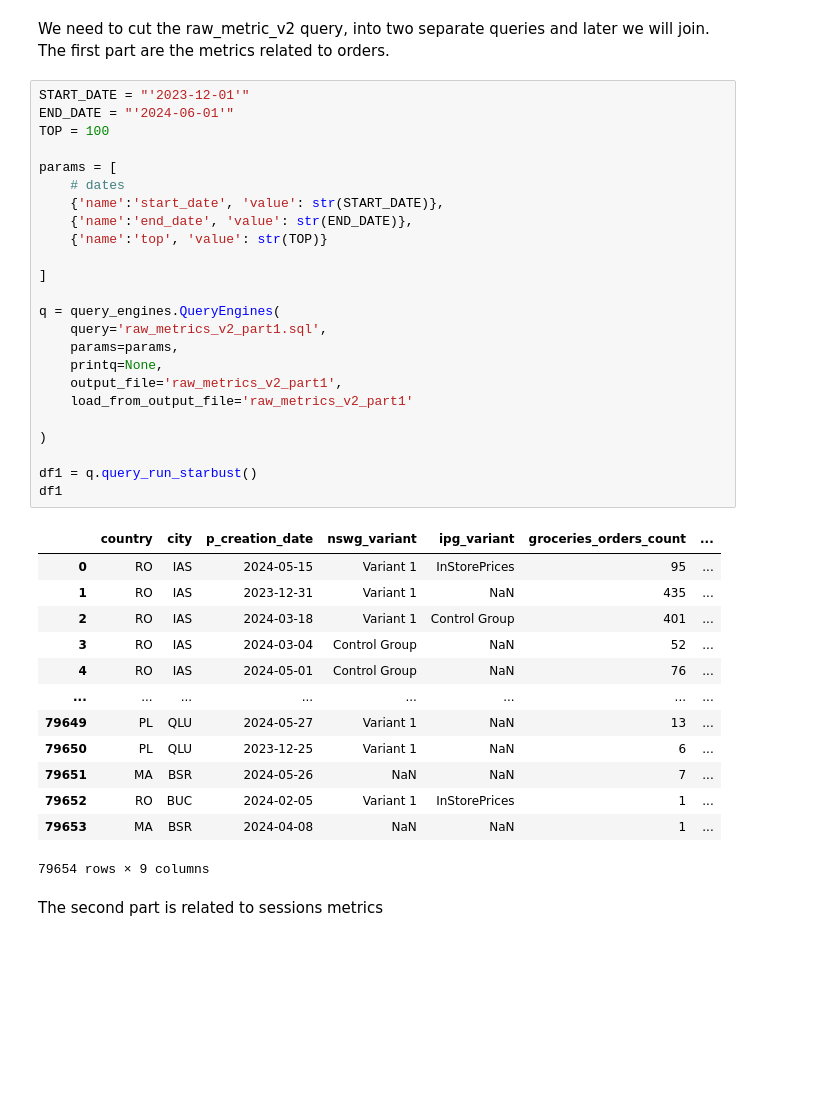
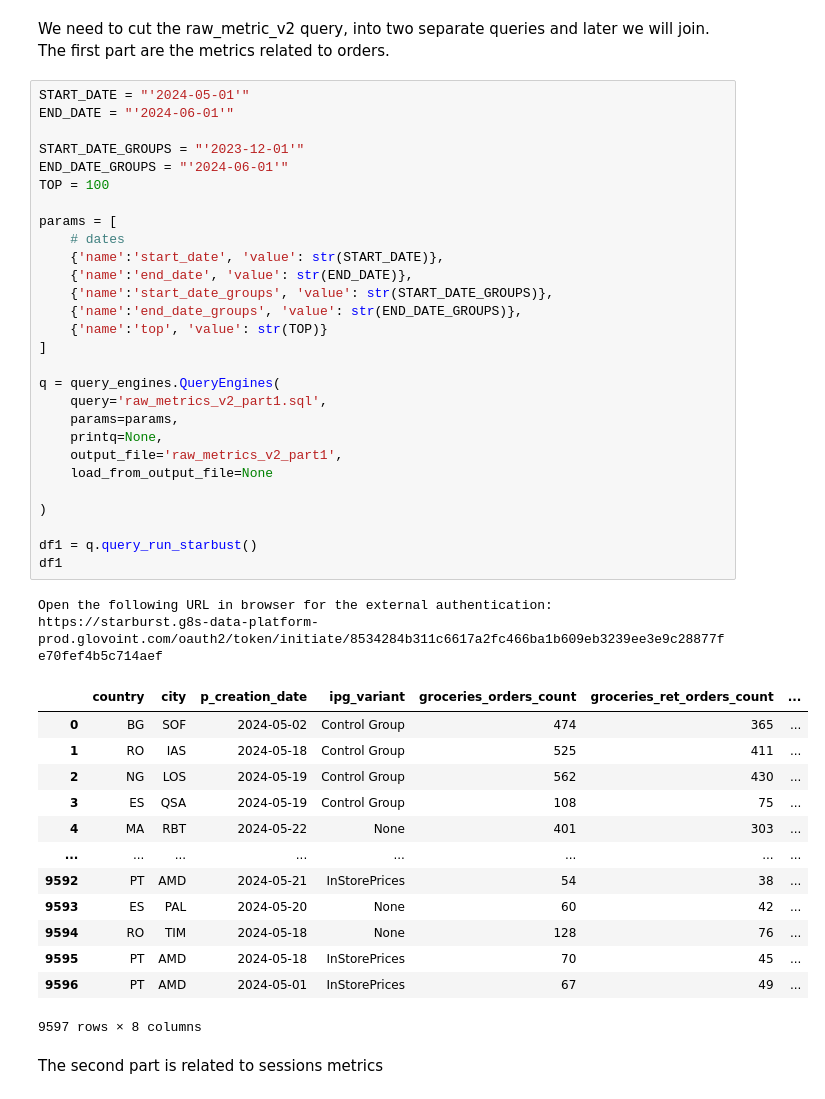
Before and after one commit to JordiCremades4444/central-node, a Jupyter notebook: notebooks/2024_5_instore_prices/instore_prices_v2.ipynb, the cells around one changed output. Saved outputs shown, nothing was run; the diff lists cells and outputs as text; blank space fills up the shorter version.

```diff
--- a/notebooks/2024_5_instore_prices/instore_prices_v2.ipynb
+++ b/notebooks/2024_5_instore_prices/instore_prices_v2.ipynb
@@ -67,43 +67,49 @@ https://starburst.g8s-data-platform-prod.glovoint.com/oauth2/token/initiate/07e9
 # %% [markdown]
 We need to cut the raw_metric_v2 query, into two separate queries and later we will join. The first part are the metrics related to orders.
 # %%
-START_DATE = "'2023-12-01'"
+START_DATE = "'2024-05-01'"
 END_DATE = "'2024-06-01'"
+
+START_DATE_GROUPS = "'2023-12-01'"
+END_DATE_GROUPS = "'2024-06-01'"
 TOP = 100
 
 params = [
     # dates
     {'name':'start_date', 'value': str(START_DATE)},
     {'name':'end_date', 'value': str(END_DATE)},
+    {'name':'start_date_groups', 'value': str(START_DATE_GROUPS)},
+    {'name':'end_date_groups', 'value': str(END_DATE_GROUPS)},
     {'name':'top', 'value': str(TOP)}
-
 ]
 
 q = query_engines.QueryEngines(
     query='raw_metrics_v2_part1.sql',
     params=params,
     printq=None,
     output_file='raw_metrics_v2_part1',
-    load_from_output_file='raw_metrics_v2_part1'
+    load_from_output_file=None
 
 )
 
 df1 = q.query_run_starbust()
 df1
 # %% [output]
+Open the following URL in browser for the external authentication:
+https://starburst.g8s-data-platform-prod.glovoint.com/oauth2/token/initiate/8534284b311c6617a2fc466ba1b609eb3239ee3e9c28877fe70fef4b5c714aef
-|  | country | city | p_creation_date | nswg_variant | ipg_variant | groceries_orders_count | ... |
-| 0 | RO | IAS | 2024-05-15 | Variant 1 | InStorePrices | 95 | ... |
-| 1 | RO | IAS | 2023-12-31 | Variant 1 | NaN | 435 | ... |
-| 2 | RO | IAS | 2024-03-18 | Variant 1 | Control Group | 401 | ... |
-| 3 | RO | IAS | 2024-03-04 | Control Group | NaN | 52 | ... |
-| 4 | RO | IAS | 2024-05-01 | Control Group | NaN | 76 | ... |
+|  | country | city | p_creation_date | ipg_variant | groceries_orders_count | groceries_ret_orders_count | ... |
+| 0 | BG | SOF | 2024-05-02 | Control Group | 474 | 365 | ... |
+| 1 | RO | IAS | 2024-05-18 | Control Group | 525 | 411 | ... |
+| 2 | NG | LOS | 2024-05-19 | Control Group | 562 | 430 | ... |
+| 3 | ES | QSA | 2024-05-19 | Control Group | 108 | 75 | ... |
+| 4 | MA | RBT | 2024-05-22 | None | 401 | 303 | ... |
 | ... | ... | ... | ... | ... | ... | ... | ... |
-| 79649 | PL | QLU | 2024-05-27 | Variant 1 | NaN | 13 | ... |
-| 79650 | PL | QLU | 2023-12-25 | Variant 1 | NaN | 6 | ... |
-| 79651 | MA | BSR | 2024-05-26 | NaN | NaN | 7 | ... |
-| 79652 | RO | BUC | 2024-02-05 | Variant 1 | InStorePrices | 1 | ... |
-| 79653 | MA | BSR | 2024-04-08 | NaN | NaN | 1 | ... |
+| 9592 | PT | AMD | 2024-05-21 | InStorePrices | 54 | 38 | ... |
+| 9593 | ES | PAL | 2024-05-20 | None | 60 | 42 | ... |
+| 9594 | RO | TIM | 2024-05-18 | None | 128 | 76 | ... |
+| 9595 | PT | AMD | 2024-05-18 | InStorePrices | 70 | 45 | ... |
+| 9596 | PT | AMD | 2024-05-01 | InStorePrices | 67 | 49 | ... |
-79654 rows × 9 columns
+9597 rows × 8 columns
 # %% [markdown]
 The second part is related to sessions metrics
 # %%
```
Also changed, not shown: parts of 6 cells of this notebook.
